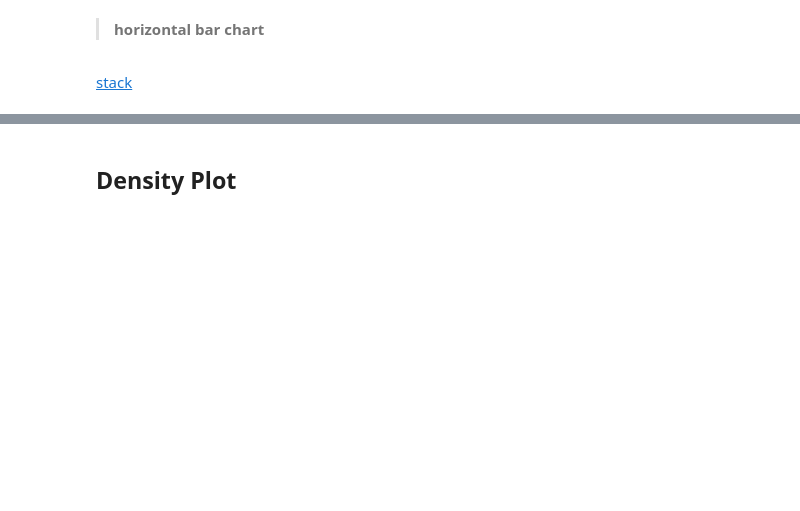
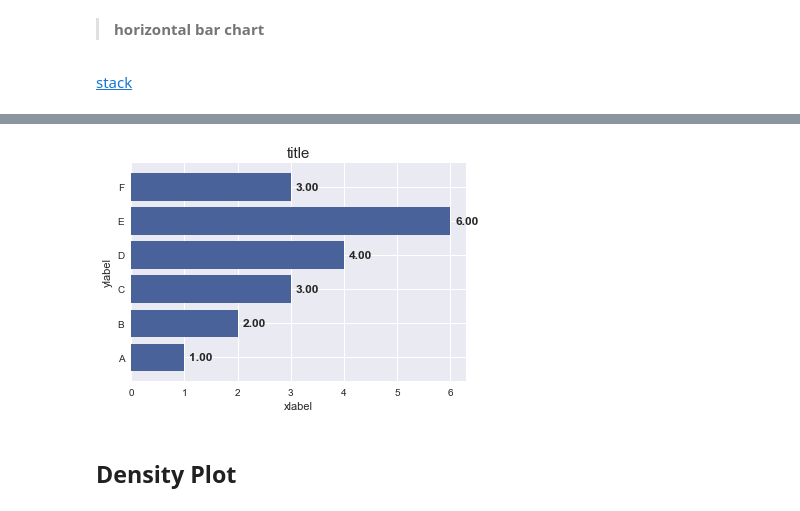
Before and after one commit to johnnychiuchiu/Machine-Learning, a Jupyter notebook: others/python_plots.ipynb, the cells around one changed output, grey strips where cells are left out. Cells and saved outputs as stored; diff of their text form; code cells hidden in the pictures; blank space fills up the shorter version.

Commit message:
update python plots

```diff
--- a/others/python_plots.ipynb
+++ b/others/python_plots.ipynb
@@ -326,3 +350,8 @@ def plot_horizontal_bar(df, title, xlabel, ylabel, in_percentage):
             va='center',
             fontweight="bold",
             fontsize=12)
+# %%
+df = pd.DataFrame({'category': ['A', 'B', 'C', 'D', 'E', 'F'],
+                    'percentage': [1,2,3,4,6,3],
+                       })
+df
@@ -329,3 +366,7 @@ def plot_horizontal_bar(df, title, xlabel, ylabel, in_percentage):
+# %%
+plot_horizontal_bar(df, 'title', 'xlabel', 'ylabel', in_percentage=False)
+# %% [output]
+[figure, added]
 # %% [markdown]
 ## <a id='density'>Density Plot</a>
 # %%
```
Also changed, not shown: parts of 19 cells of this notebook.
